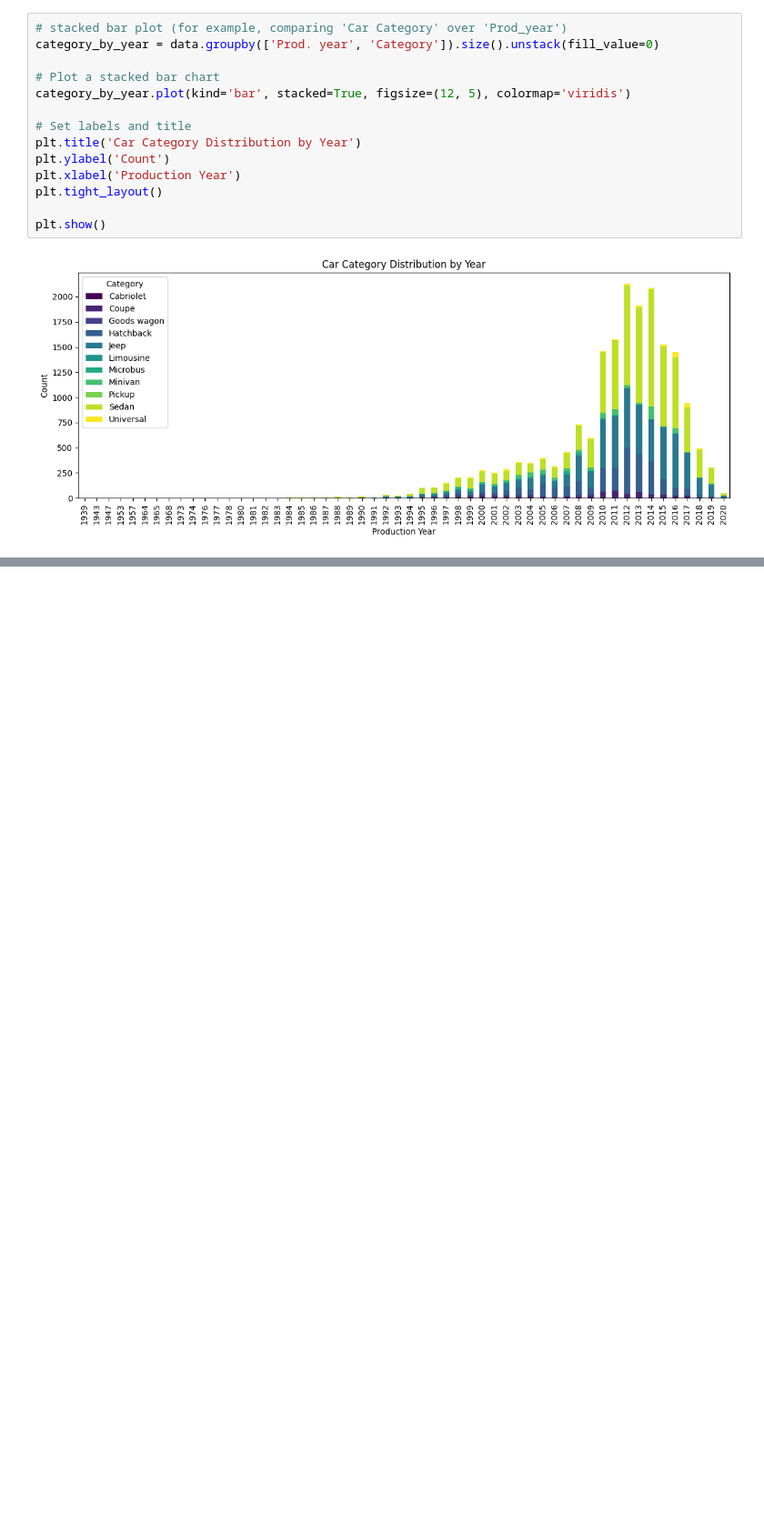
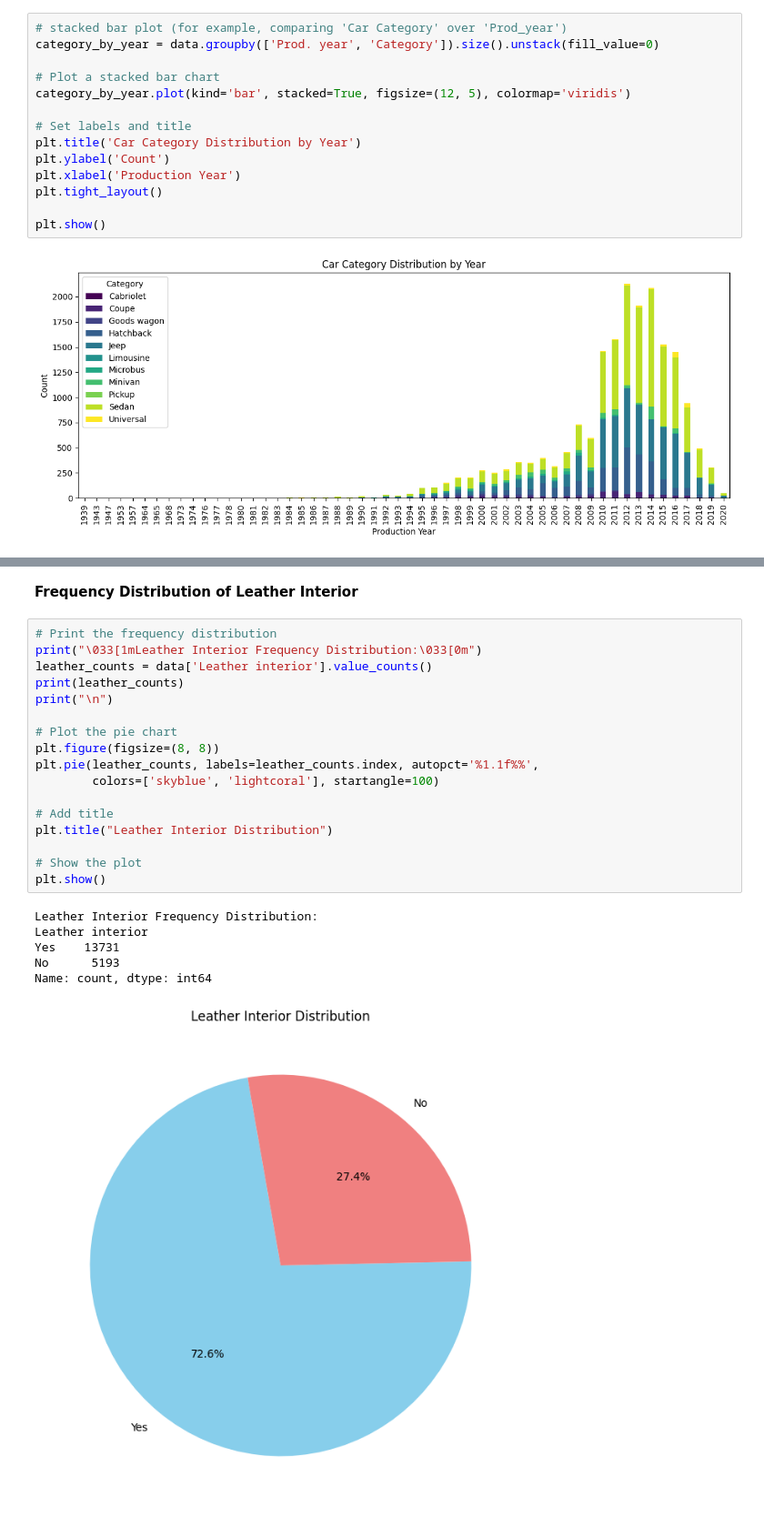
Before and after one commit to KWKWR/exercice, a Jupyter notebook: car-price-prediction.ipynb, the cells around one changed output, grey strips where cells are left out. Shown: that part at 91% size. Saved outputs shown, nothing was run; the diff lists cells and outputs as text; blank space fills up the shorter version.

```diff
--- a/car-price-prediction.ipynb
+++ b/car-price-prediction.ipynb
@@ -823,0 +845,26 @@ plt.show()
+# %% [markdown]
+**Frequency Distribution of Leather Interior**
+# %%
+# Print the frequency distribution
+print("\033[1mLeather Interior Frequency Distribution:\033[0m")
+leather_counts = data['Leather interior'].value_counts()
+print(leather_counts)
+print("\n")
+
+# Plot the pie chart
+plt.figure(figsize=(8, 8))
+plt.pie(leather_counts, labels=leather_counts.index, autopct='%1.1f%%',
+        colors=['skyblue', 'lightcoral'], startangle=100)
+
+# Add title
+plt.title("Leather Interior Distribution")
+
+# Show the plot
+plt.show()
+# %% [output]
+Leather Interior Frequency Distribution:
+Leather interior
+Yes    13731
+No      5193
+Name: count, dtype: int64
+[figure, added]
```
Also changed, not shown: parts of 15 cells of this notebook.
